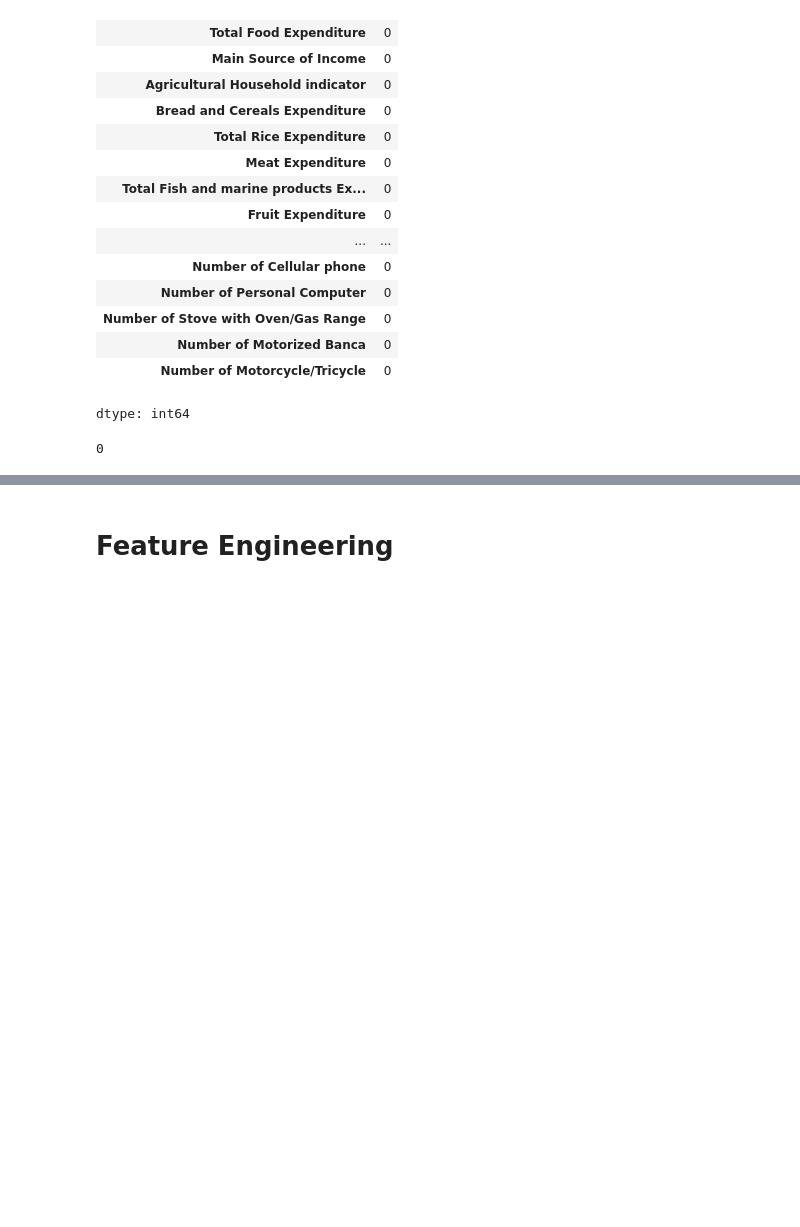
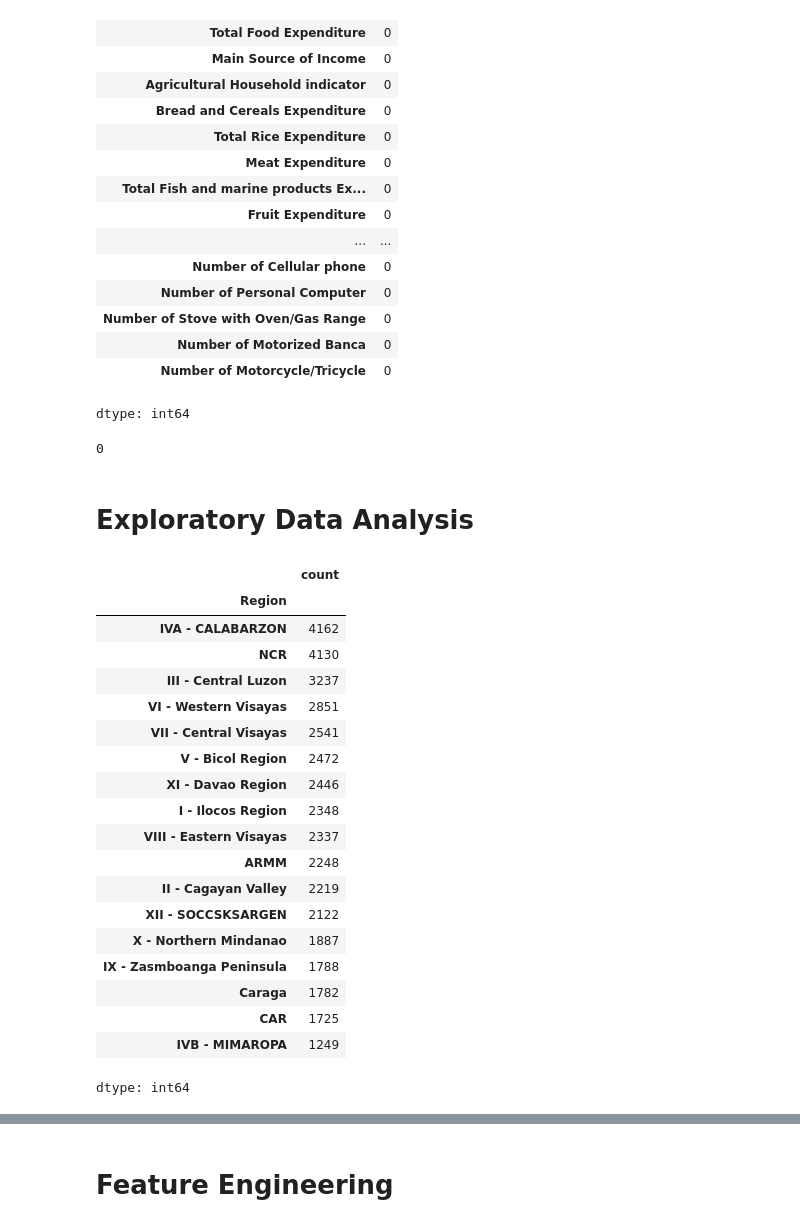
Before and after one commit to machiwao/CCADMACL_PROJECT_COM222, a Jupyter notebook: CCADMACL_Project_Implementation.ipynb, the cells around one changed output, grey strips where cells are left out. Cells and saved outputs as stored; diff of their text form; code cells hidden in the pictures; blank space fills up the shorter version.

```diff
--- a/CCADMACL_Project_Implementation.ipynb
+++ b/CCADMACL_Project_Implementation.ipynb
@@ -68,3 +68,28 @@ dtype: int64
 df.duplicated().sum()
 # %% [output]
 0
+# %% [markdown]
+# Exploratory Data Analysis
+# %%
+df['Region'].value_counts()
+# %% [output]
+|  | count |
+| Region |  |
+| IVA - CALABARZON | 4162 |
+| NCR | 4130 |
+| III - Central Luzon | 3237 |
+| VI - Western Visayas | 2851 |
+| VII - Central Visayas | 2541 |
+| V - Bicol Region | 2472 |
+| XI - Davao Region | 2446 |
+| I - Ilocos Region | 2348 |
+| VIII - Eastern Visayas | 2337 |
+| ARMM | 2248 |
+| II - Cagayan Valley | 2219 |
+| XII - SOCCSKSARGEN | 2122 |
+| X - Northern Mindanao | 1887 |
+| IX - Zasmboanga Peninsula | 1788 |
+| Caraga | 1782 |
+| CAR | 1725 |
+| IVB - MIMAROPA | 1249 |
+dtype: int64
```
Also changed, not shown: parts of 5 cells of this notebook.
